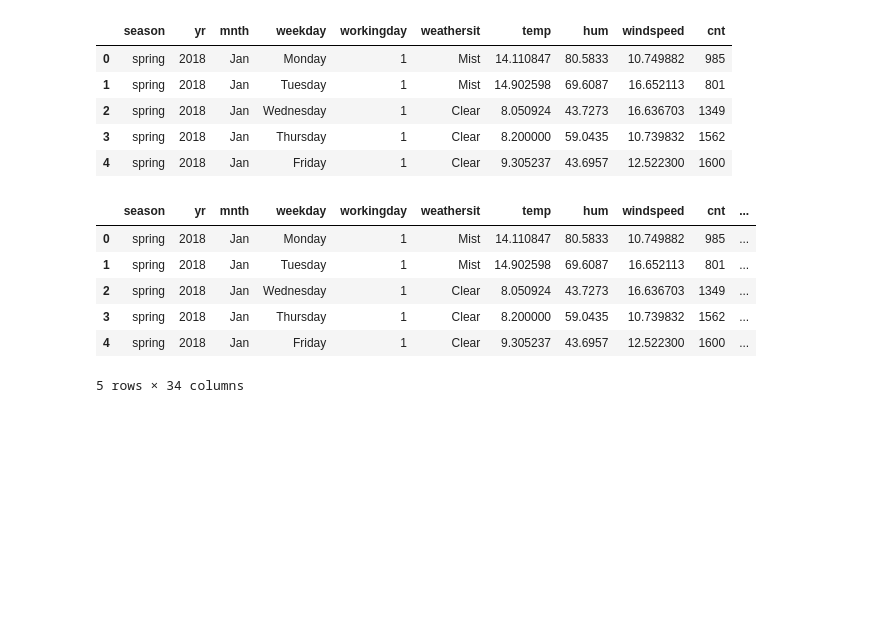
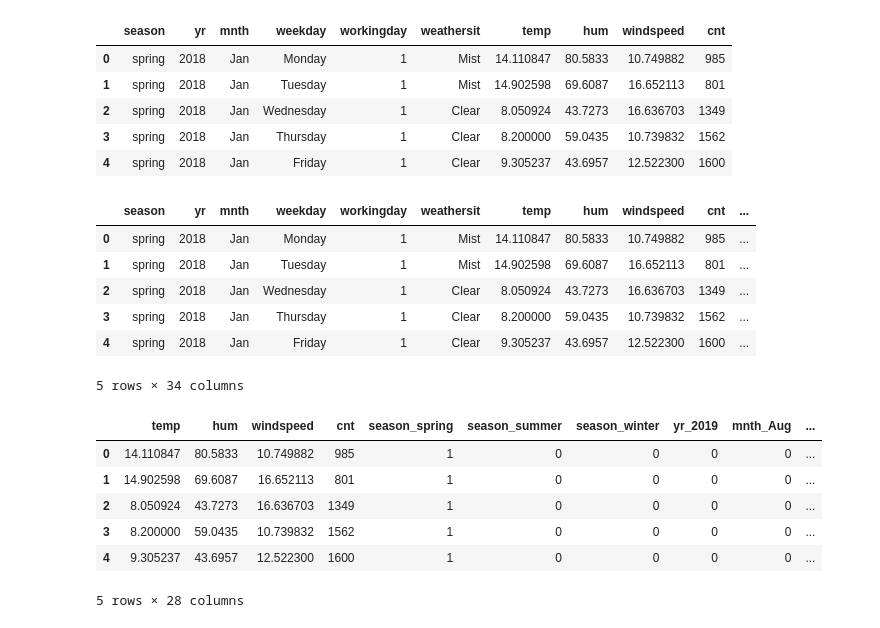
Before and after one commit to shikharverma96/Bike_Sharing, a Jupyter notebook: Bike_Sharing_Demand.ipynb, the cells around one changed output. Cells and saved outputs as stored; diff of their text form; code cells hidden in the pictures; blank space fills up the shorter version.

Commit message:
removing columns

```diff
--- a/Bike_Sharing_Demand.ipynb
+++ b/Bike_Sharing_Demand.ipynb
@@ -214,3 +214,15 @@ df.head()
 | 3 | spring | 2018 | Jan | Thursday | 1 | Clear | 8.200000 | 59.0435 | 10.739832 | 1562 | ... |
 | 4 | spring | 2018 | Jan | Friday | 1 | Clear | 9.305237 | 43.6957 | 12.522300 | 1600 | ... |
 5 rows × 34 columns
+# %%
+#Now we can drop season column and weathersit column and others from dataset as we have created dummy varibales
+df = df.drop(['season','yr','mnth','weekday','workingday','weathersit'],axis=1)
+df.head()
+# %% [output]
+|  | temp | hum | windspeed | cnt | season_spring | season_summer | season_winter | yr_2019 | mnth_Aug | ... |
+| 0 | 14.110847 | 80.5833 | 10.749882 | 985 | 1 | 0 | 0 | 0 | 0 | ... |
+| 1 | 14.902598 | 69.6087 | 16.652113 | 801 | 1 | 0 | 0 | 0 | 0 | ... |
+| 2 | 8.050924 | 43.7273 | 16.636703 | 1349 | 1 | 0 | 0 | 0 | 0 | ... |
+| 3 | 8.200000 | 59.0435 | 10.739832 | 1562 | 1 | 0 | 0 | 0 | 0 | ... |
+| 4 | 9.305237 | 43.6957 | 12.522300 | 1600 | 1 | 0 | 0 | 0 | 0 | ... |
+5 rows × 28 columns
```
